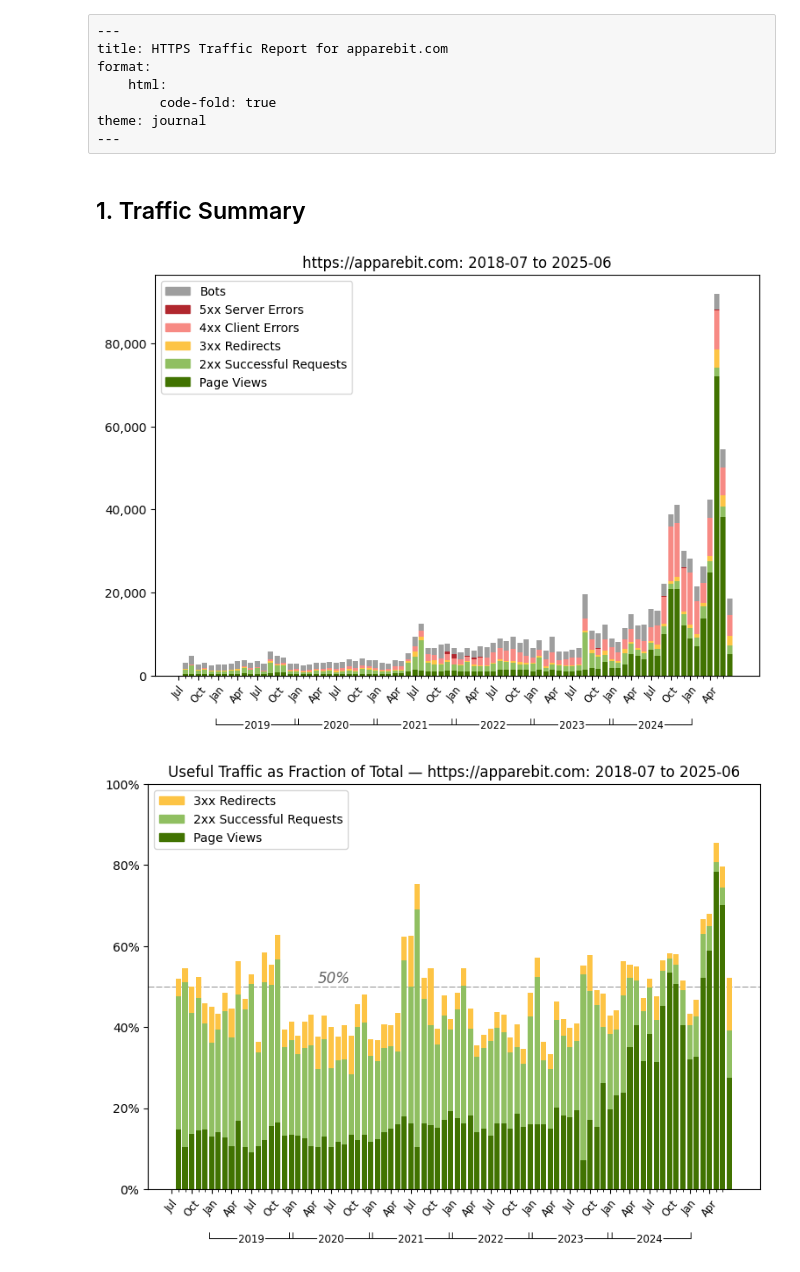
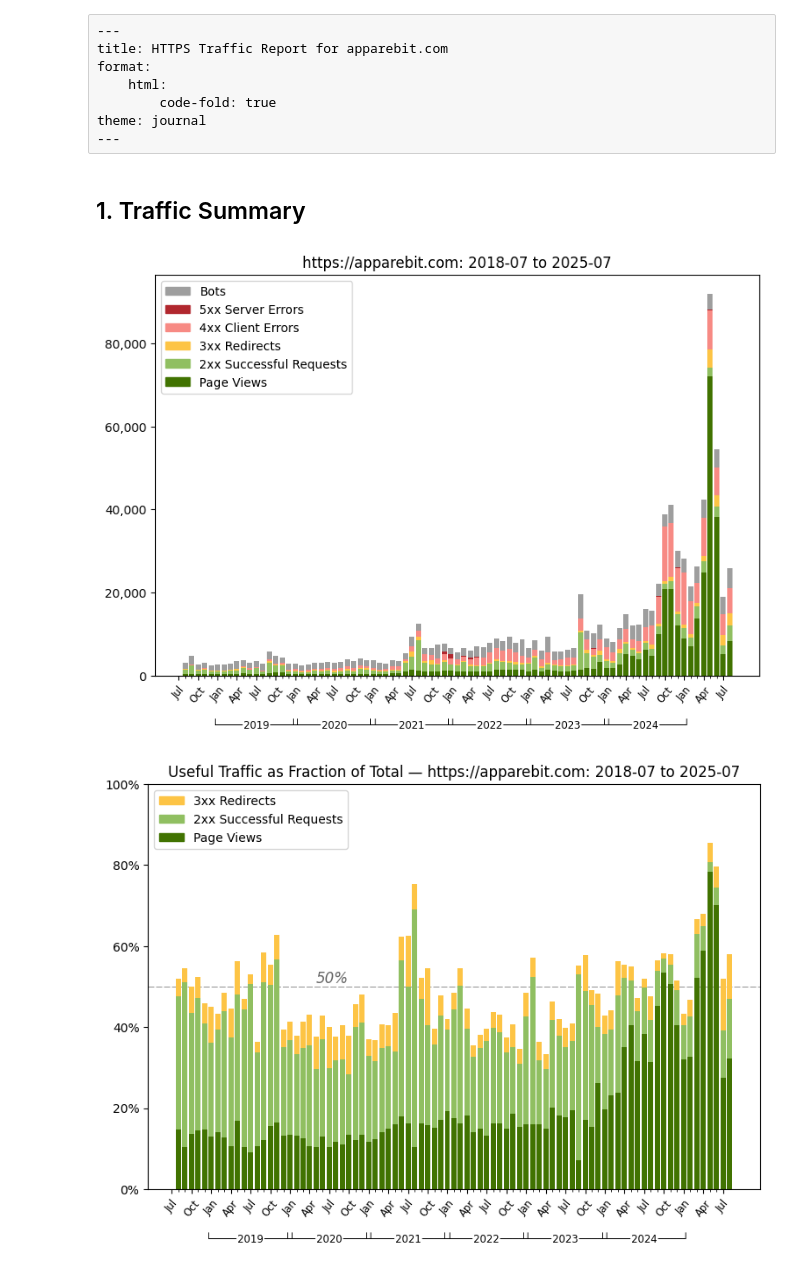
Before and after one commit to apparebit/analog, a Jupyter notebook: report.ipynb, the cells around one changed output. Drawn from its saved outputs; the diff is of its cells as text; code cells hidden in the pictures.

Commit message:
update with data for July 2025 and add table of top IP addresses accessing website

```diff
--- a/report.ipynb
+++ b/report.ipynb
@@ -15,11 +15,14 @@ from http import HTTPStatus
 from IPython.display import display, HTML
 import pandas as pd
 import analog
+from analog.ipaddr import HostnameDb, LocationDb
 from analog.label import APPAREBIT_COOL_PATHS
 
-frame = analog.latest(root = "data")
-analog.validate(frame)
-summary = analog.summarize(frame)
+manager = analog.latest_manager(root = "data")
+full_data = manager.data
+analog.validate(full_data)
+fluent_data = analog.analyze(full_data)
+monthly_summary = analog.summarize(full_data)
 
 section_number = 0
 def sec() -> int:
@@ -28,14 +31,14 @@ def sec() -> int:
     return section_number
 
 display(HTML(f"<h2 id=traffic-summary>{sec()}. Traffic Summary</h2>"))
-analog.plot_monthly_summary(summary)
+analog.plot_monthly_summary(monthly_summary)
 None
 # %% [output]
 1. Traffic Summary
-[figure, old version]
+[figure, new version]
 # %%
 # Plot fraction of useful traffic
-analog.plot_monthly_percentage(summary)
+analog.plot_monthly_percentage(monthly_summary)
 None
 # %% [output]
-[figure, old version]
+[figure, new version]
```
Also changed, not shown: parts of 7 cells of this notebook, 8 other files.
